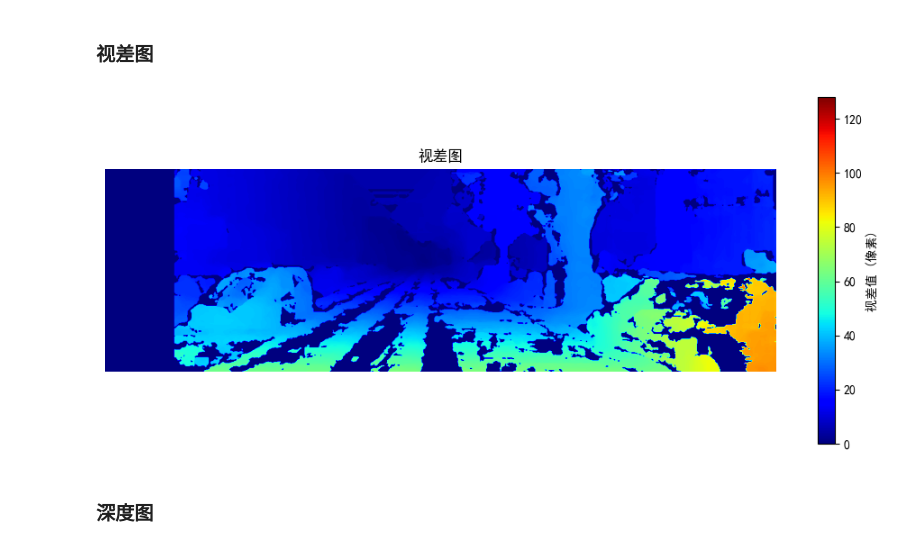
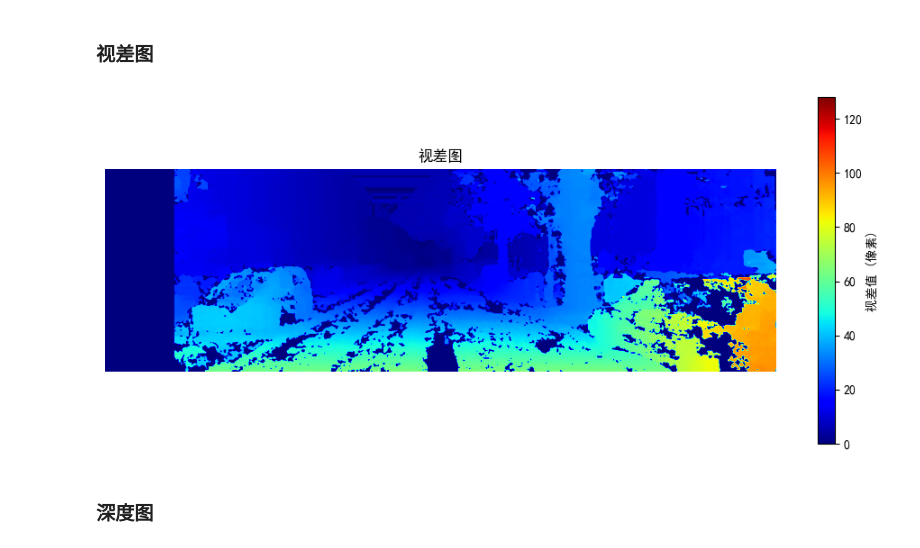
Before and after one commit to User-o2/Camera-Calibration-and-Visual-Odometry, a Jupyter notebook: Camera_Calibrate/code/stereo_camera_calibrate.ipynb, the cells around one changed output. Drawn from its saved outputs; the diff is of its cells as text; code cells hidden in the pictures.

```diff
--- a/Camera_Calibrate/code/stereo_camera_calibrate.ipynb
+++ b/Camera_Calibrate/code/stereo_camera_calibrate.ipynb
@@ -304,40 +302,42 @@ plt.show()
 [figure]
 # %% [markdown]
 ### 视差图
-# %%
-min_disp = 0
-num_disp = 16 * 8  # 128，够用了
-block_size = 11    # 改到 11，路面纹理才能被抓住
-
-stereo = cv2.StereoSGBM_create(
-    minDisparity=min_disp,
-    numDisparities=num_disp,
-    blockSize=block_size,
-    # P1 P2 随 block_size 自动变大
-    P1=8 * 3 * block_size**2,
-    P2=32 * 3 * block_size**2,
-
-    # 改到 20 或 32，填补由于误差导致的空洞
-    disp12MaxDiff=32,
-
-    uniquenessRatio=10,
-    speckleWindowSize=100,
-    speckleRange=32,
-)
-
-disparity = stereo.compute(L_img_gray, R_img_gray).astype(np.float32) / 16.0
-# 把无效值强制设为 min_disp (0)，这样它们在图中就是深蓝/黑色
-disparity[disparity <= 0] = min_disp
-
-plt.figure(figsize=(12, 5))
-# 使用 jet 并锁定显示范围
-plt.imshow(disparity, cmap='jet', vmin=0, vmax=num_disp)
-plt.colorbar(label='视差值 (像素)')
-plt.title('视差图')
-plt.axis('off')
-plt.show()
-# %% [output]
-[figure, removed]
+# %%
+min_disp = 0
+num_disp = 16 * 8  # 决定能看到的最近物体的距离
+block_size = 5      # 窗口越小，细节越锐利，红斑噪声越少
+
+stereo = cv2.StereoSGBM_create(
+    minDisparity=min_disp,
+    numDisparities=num_disp,
+    blockSize=block_size,
+
+    P1=8 * 3 * block_size**2,
+    P2=32 * 3 * block_size**2,
+
+    # 容许左右差异大一点，填补空洞
+    disp12MaxDiff=32,
+
+    # 降低唯一性检测，让路面这种重复纹理更容易被选中
+    uniquenessRatio=10,
+
+    # 过滤掉孤立的噪点
+    speckleWindowSize=100,
+    speckleRange=32,
+)
+
+# 计算视差
+disparity = stereo.compute(L_img_gray, R_img_gray).astype(np.float32) / 16.0
+
+# 可视化
+plt.figure(figsize=(12, 5))
+plt.imshow(disparity, cmap='jet', vmin=0, vmax=num_disp)
+plt.colorbar(label='视差值 (像素)')
+plt.title('视差图')
+plt.axis('off')
+plt.show()
+# %% [output]
+[figure, added]
 # %% [markdown]
 ### 深度图
 # %%
```
Also changed, not shown: parts of 3 cells of this notebook.
